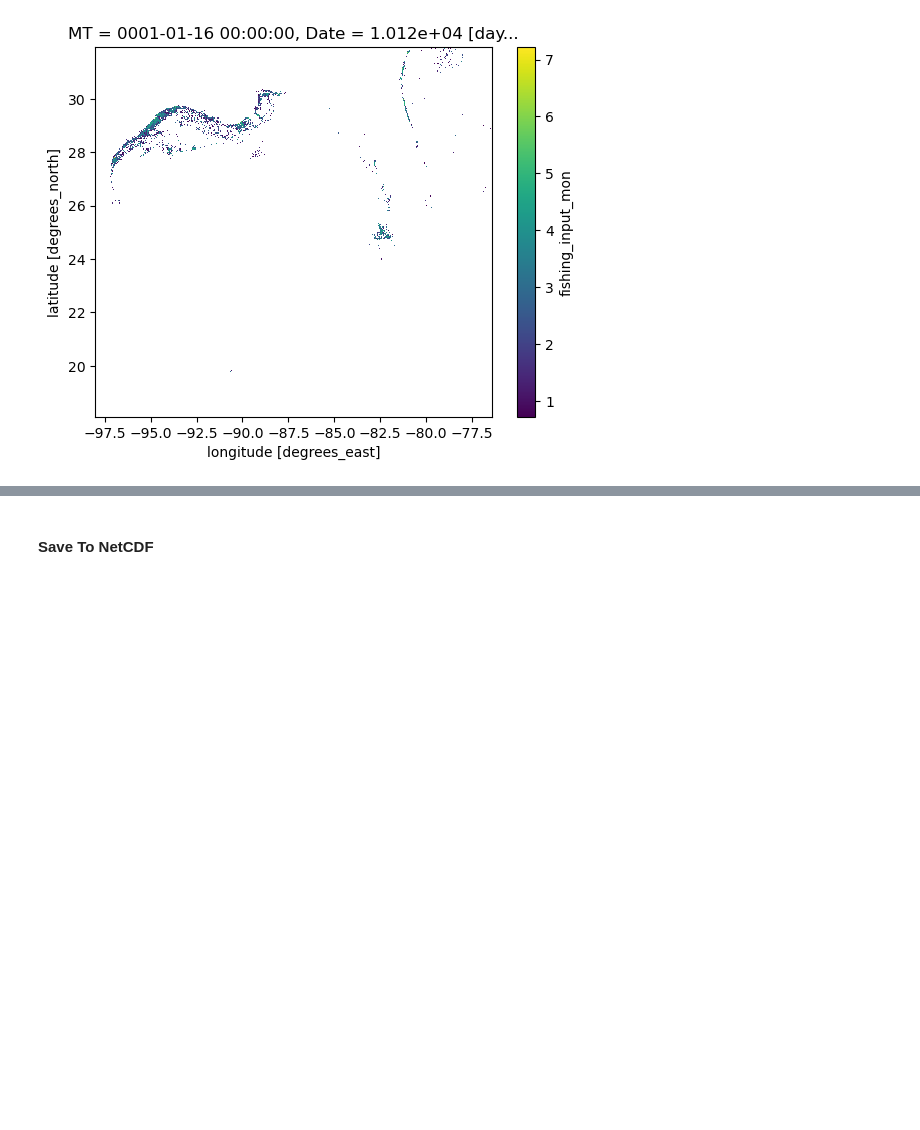
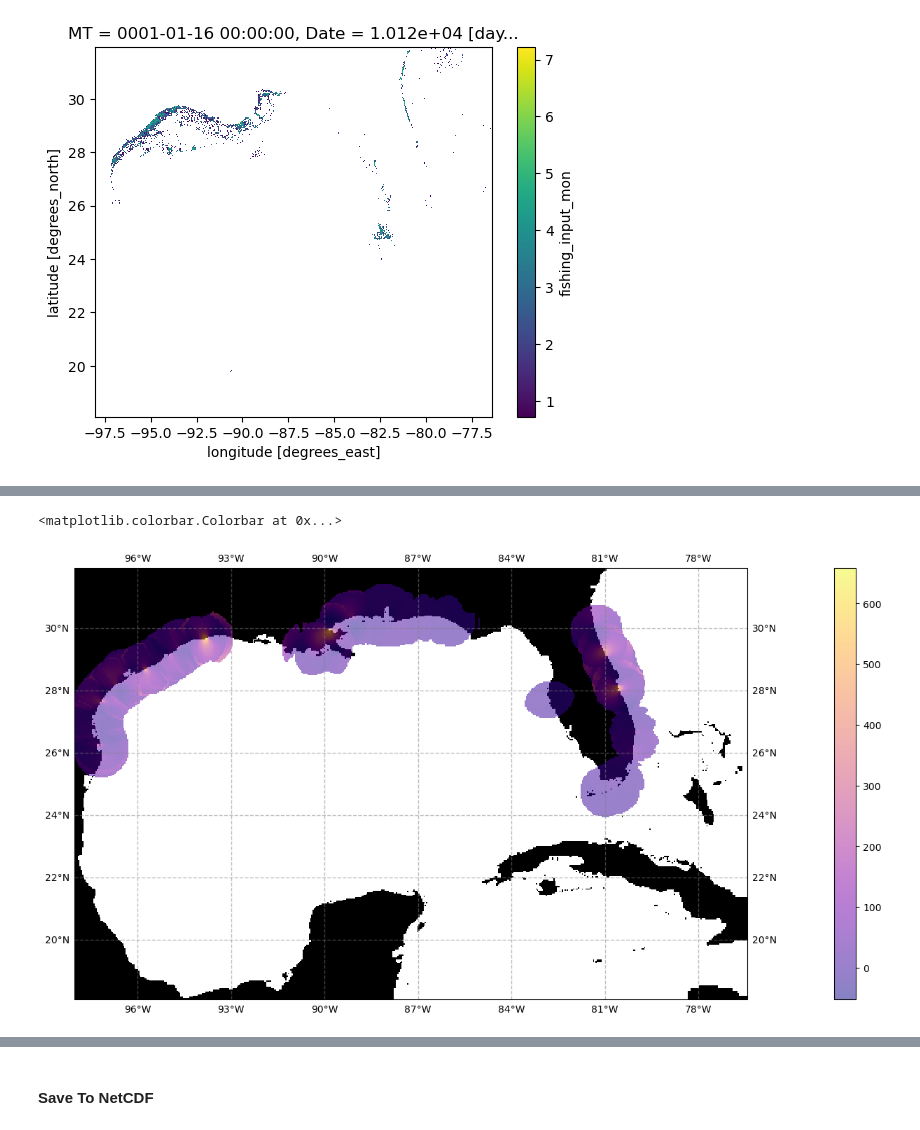
Before and after one commit to davidavzP/GOM_microplastics, a Jupyter notebook: gen_particleset.ipynb, the cells around one changed output, grey strips where cells are left out. Saved outputs shown, nothing was run; the diff lists cells and outputs as text; code cells hidden in the pictures; blank space fills up the shorter version.

```diff
--- a/gen_particleset.ipynb
+++ b/gen_particleset.ipynb
@@ -284,0 +382,13 @@ gom_masks = gom_masks.assign(ocean_id_mask = (('Latitude', 'Longitude'), ocean_i
+# %%
+
+fig = plt.figure(figsize=(32,8))
+ax = plt.axes(projection=ccrs.PlateCarree())
+ax.gridlines(crs=ccrs.PlateCarree(), draw_labels=True,
+                  linewidth=1, color='gray', alpha=0.5, linestyle='--')
+ax.pcolormesh(Y_land, X_land, gom_masks.landmask,cmap='Greys')
+
+art = ax.pcolormesh(Y_land, X_land, field,cmap='plasma', alpha = 0.5)
+plt.colorbar(art, ax=ax)
+# %% [output]
+<matplotlib.colorbar.Colorbar at 0x...>
+[figure, added]
```
Also changed, not shown: parts of 11 cells of this notebook, 1 other file.
